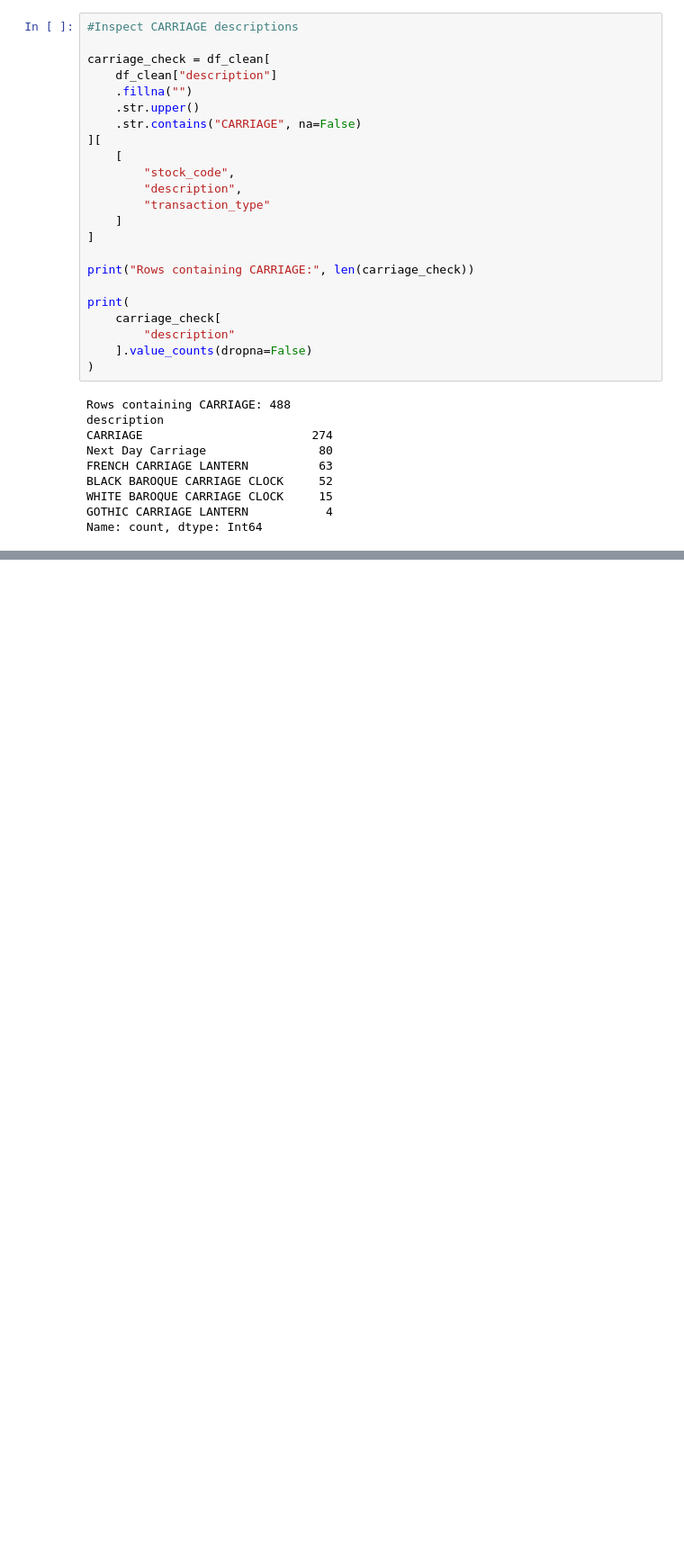
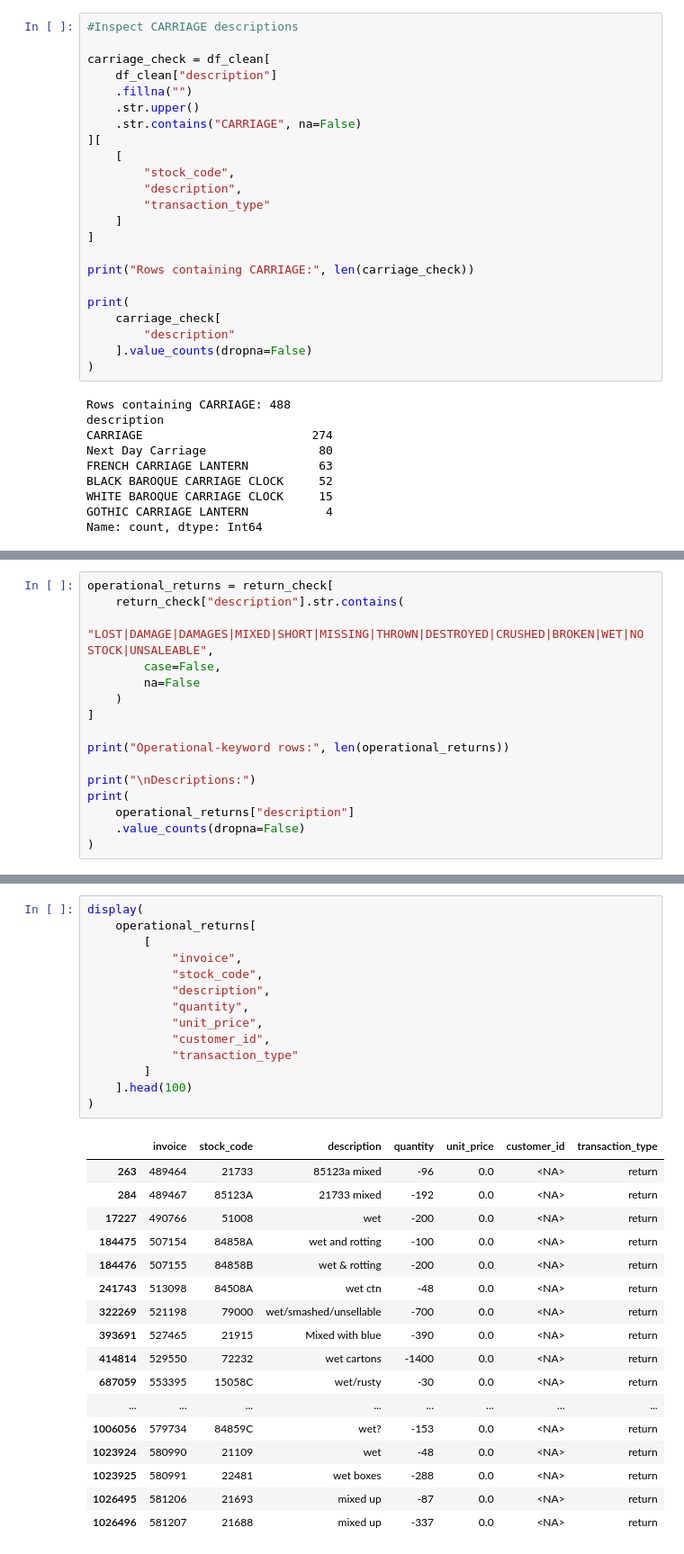
Before and after one commit to AnundaTheScientist/E-Commerce-Data-Cleaning-Reporting-Automation, a Jupyter notebook: notebooks/04_data_cleaning.ipynb, the cells around one changed output, grey strips where cells are left out. Shown at 90% size. Cells and saved outputs as stored; diff of their text form; blank space fills up the shorter version.

```diff
--- a/notebooks/04_data_cleaning.ipynb
+++ b/notebooks/04_data_cleaning.ipynb
@@ -1884,0 +1981,16 @@ Return rows containing operational keywords: 229
+# %%
+operational_returns = return_check[
+    return_check["description"].str.contains(
+        "LOST|DAMAGE|DAMAGES|MIXED|SHORT|MISSING|THROWN|DESTROYED|CRUSHED|BROKEN|WET|NO STOCK|UNSALEABLE",
+        case=False,
+        na=False
+    )
+]
+
+print("Operational-keyword rows:", len(operational_returns))
+
+print("\nDescriptions:")
+print(
+    operational_returns["description"]
+    .value_counts(dropna=False)
+)
@@ -1884,0 +2015,32 @@ Return rows containing operational keywords: 229
+# %%
+display(
+    operational_returns[
+        [
+            "invoice",
+            "stock_code",
+            "description",
+            "quantity",
+            "unit_price",
+            "customer_id",
+            "transaction_type"
+        ]
+    ].head(100)
+)
+# %% [output]
+|  | invoice | stock_code | description | quantity | unit_price | customer_id | transaction_type |
+| 263 | 489464 | 21733 | 85123a mixed | -96 | 0.0 | <NA> | return |
+| 284 | 489467 | 85123A | 21733 mixed | -192 | 0.0 | <NA> | return |
+| 17227 | 490766 | 51008 | wet | -200 | 0.0 | <NA> | return |
+| 184475 | 507154 | 84858A | wet and rotting | -100 | 0.0 | <NA> | return |
+| 184476 | 507155 | 84858B | wet & rotting | -200 | 0.0 | <NA> | return |
+| 241743 | 513098 | 84508A | wet ctn | -48 | 0.0 | <NA> | return |
+| 322269 | 521198 | 79000 | wet/smashed/unsellable | -700 | 0.0 | <NA> | return |
+| 393691 | 527465 | 21915 | Mixed with blue | -390 | 0.0 | <NA> | return |
+| 414814 | 529550 | 72232 | wet cartons | -1400 | 0.0 | <NA> | return |
+| 687059 | 553395 | 15058C | wet/rusty | -30 | 0.0 | <NA> | return |
+| ... | ... | ... | ... | ... | ... | ... | ... |
+| 1006056 | 579734 | 84859C | wet? | -153 | 0.0 | <NA> | return |
+| 1023924 | 580990 | 21109 | wet | -48 | 0.0 | <NA> | return |
+| 1023925 | 580991 | 22481 | wet boxes | -288 | 0.0 | <NA> | return |
+| 1026495 | 581206 | 21693 | mixed up | -87 | 0.0 | <NA> | return |
+| 1026496 | 581207 | 21688 | mixed up | -337 | 0.0 | <NA> | return |
```
Also changed, not shown: parts of 16 cells of this notebook.
